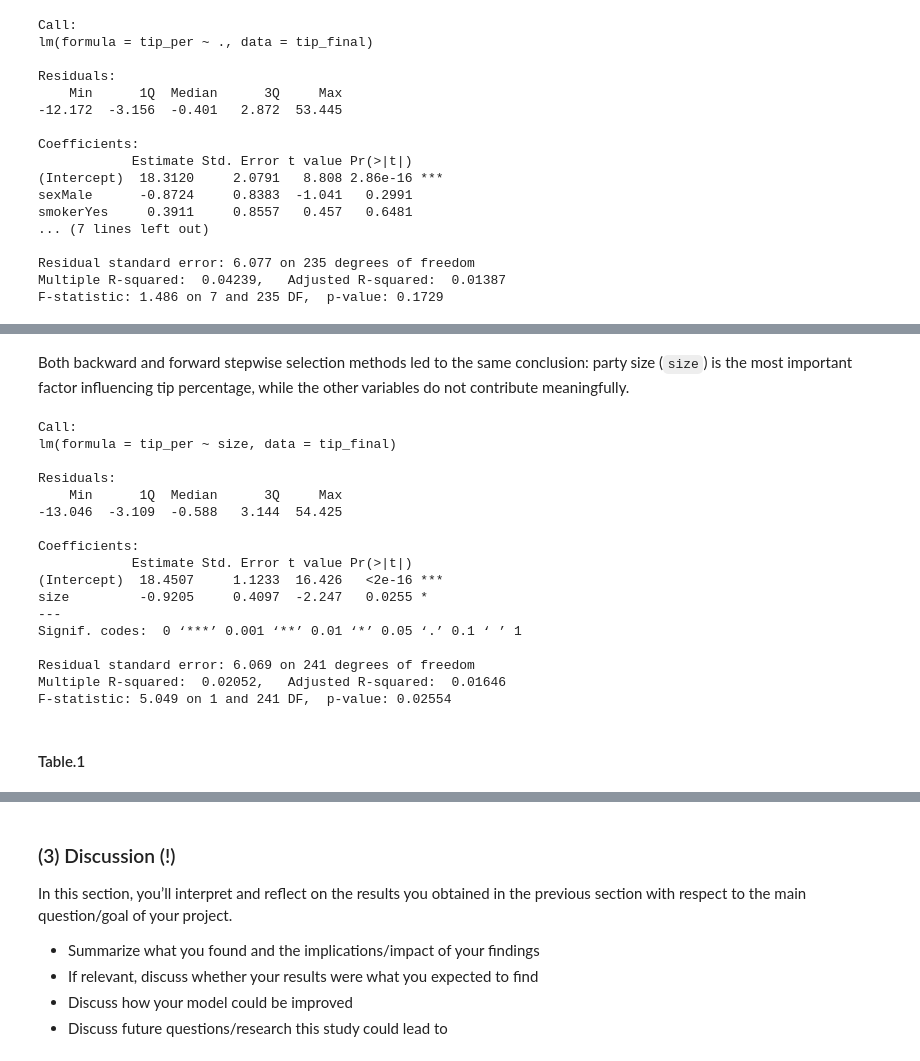
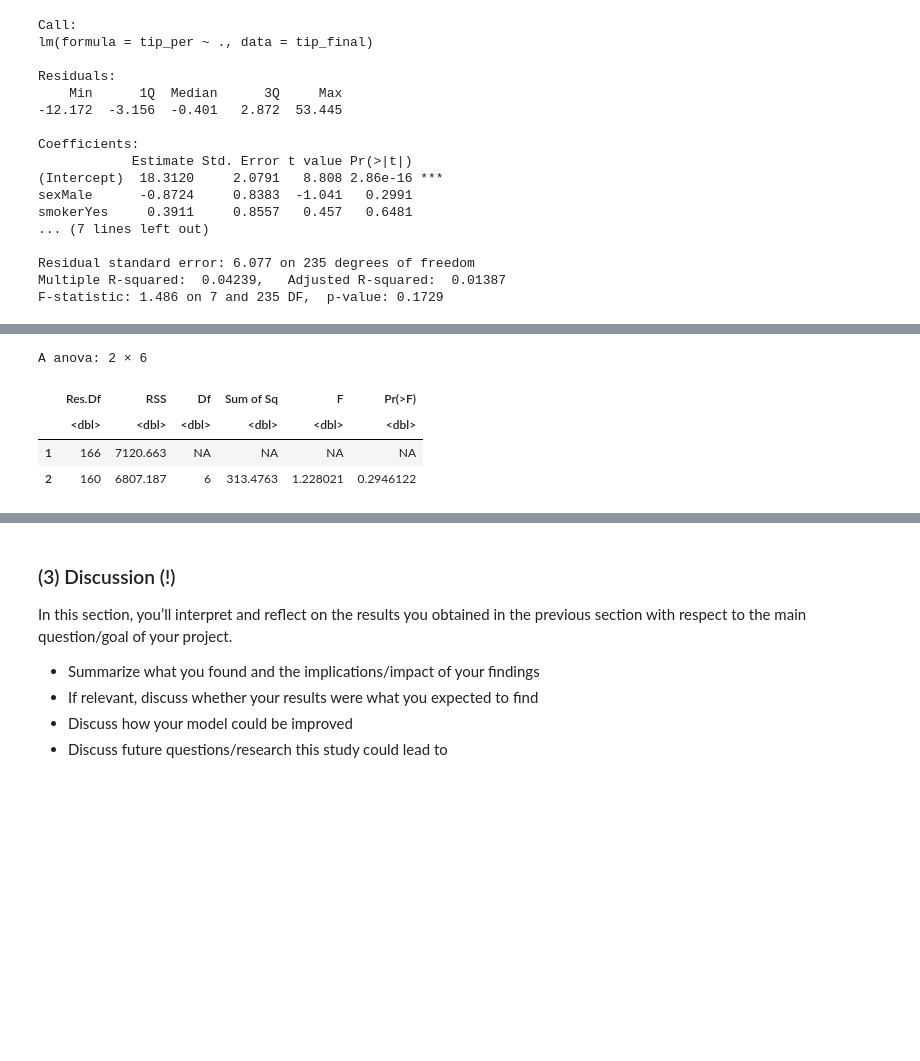
Before and after one commit to ymyms/stat-301-2024w2-group-2, a Jupyter notebook: final.ipynb, the cells around one changed output, grey strips where cells are left out. Drawn from its saved outputs; the diff is of its cells as text; code cells hidden in the pictures; blank space fills up the shorter version.

```diff
--- a/final.ipynb
+++ b/final.ipynb
@@ -335,28 +309,14 @@ tip_per ~ size
-# %% [markdown]
-Both backward and forward stepwise selection methods led to the same conclusion: party size (`size`) is the most important factor influencing tip percentage, while the other variables do not contribute meaningfully.
 # %%
 # Main developer: Yingming
 
 # Fit the model using the selected variables
-tip_select <- lm(tip_per ~ size, data = tip_final)
-summary(tip_select)
+tip_select <- lm(tip_per ~ size, data = tip_train)
+
+# Compare the selected model and the full model using ANOVA
+anova(tip_select, tip_full_train)
 # %% [output]
-Call:
-lm(formula = tip_per ~ size, data = tip_final)
-
-Residuals:
-    Min      1Q  Median      3Q     Max
--13.046  -3.109  -0.588   3.144  54.425
-
-Coefficients:
-            Estimate Std. Error t value Pr(>|t|)
-(Intercept)  18.4507     1.1233  16.426   <2e-16 ***
-size         -0.9205     0.4097  -2.247   0.0255 *
----
-Signif. codes:  0 ‘***’ 0.001 ‘**’ 0.01 ‘*’ 0.05 ‘.’ 0.1 ‘ ’ 1
-
-Residual standard error: 6.069 on 241 degrees of freedom
-Multiple R-squared:  0.02052,   Adjusted R-squared:  0.01646
-F-statistic: 5.049 on 1 and 241 DF,  p-value: 0.02554
+A anova: 2 × 6
+|  | Res.Df | RSS | Df | Sum of Sq | F | Pr(>F) |
+|  | <dbl> | <dbl> | <dbl> | <dbl> | <dbl> | <dbl> |
+| 1 | 166 | 7120.663 | NA | NA | NA | NA |
+| 2 | 160 | 6807.187 | 6 | 313.4763 | 1.228021 | 0.2946122 |
-# %% [markdown]
-#### Table.1
```
Also changed, not shown: parts of 12 cells of this notebook.
